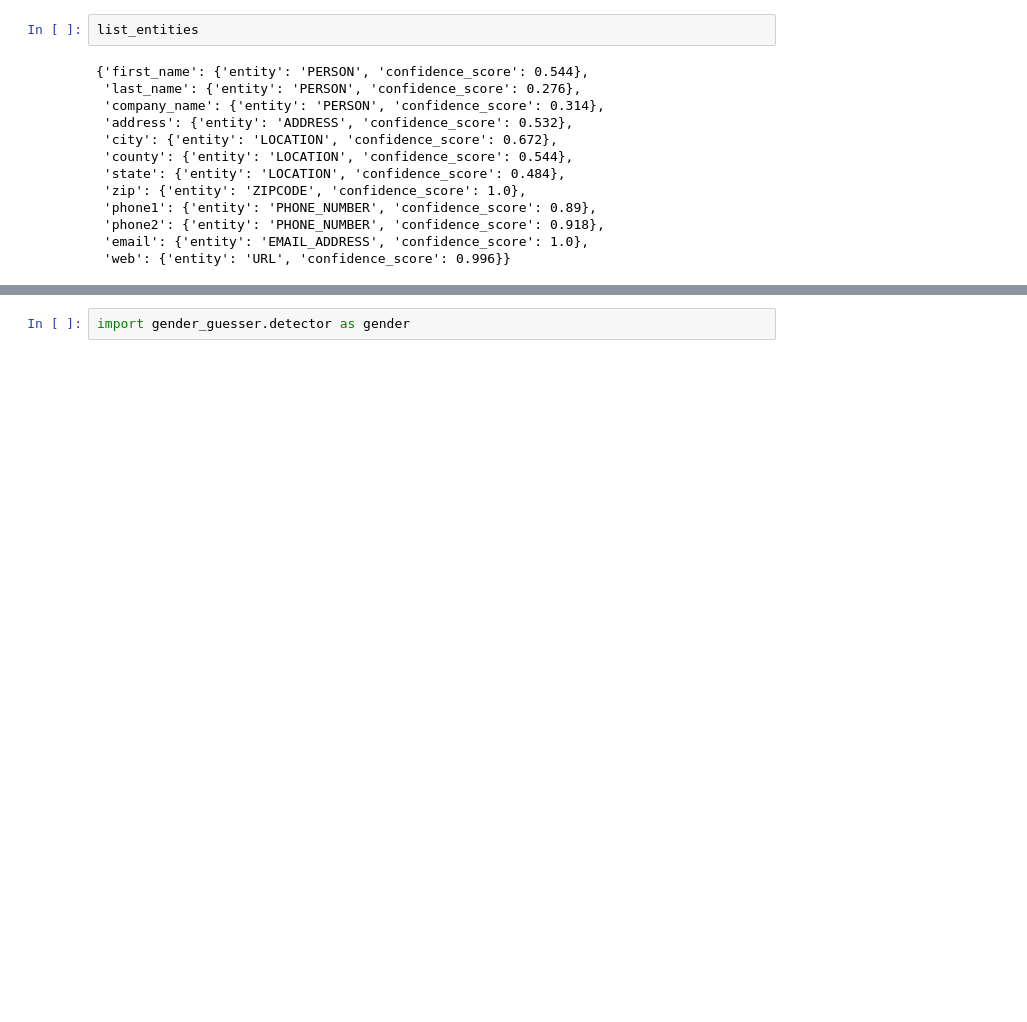
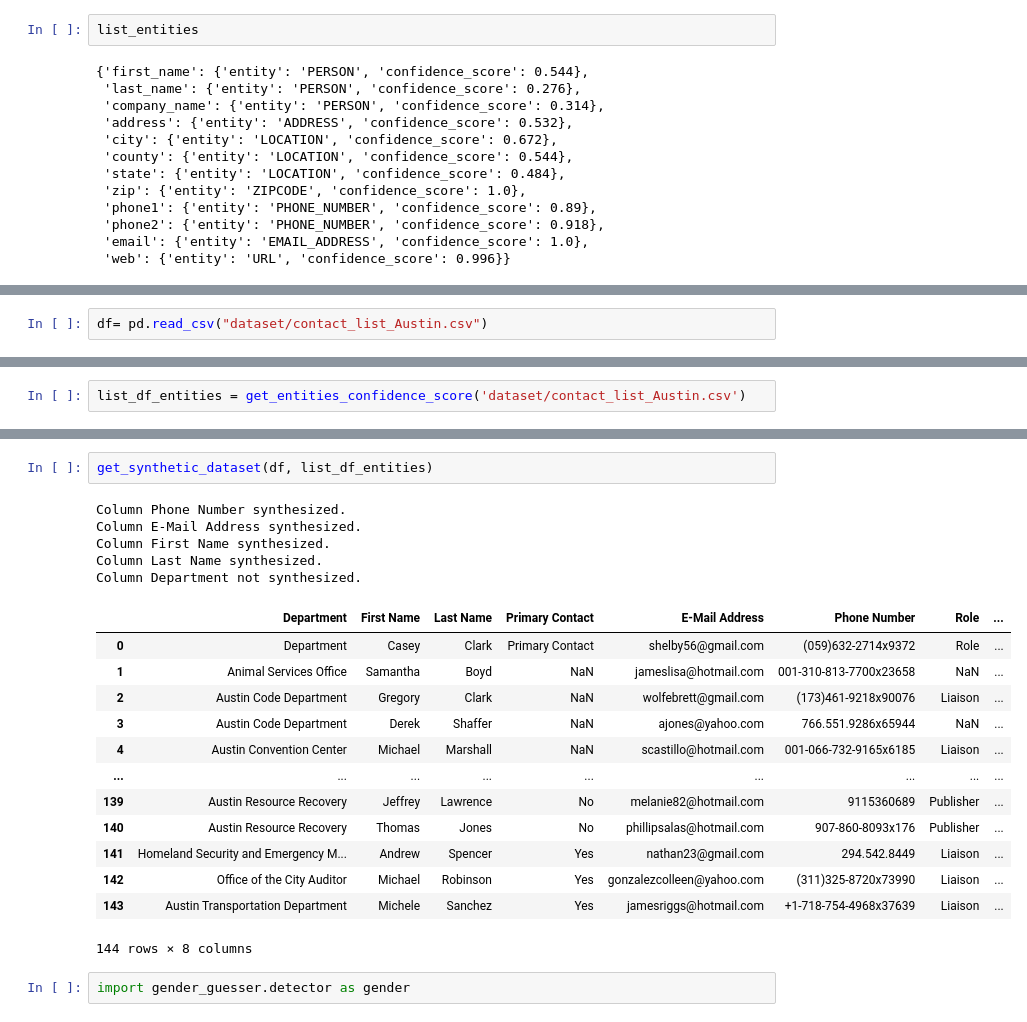
Before and after one commit to Clearbox-AI/nerpii, a Jupyter notebook: faker.ipynb, the cells around one changed output, grey strips where cells are left out. Cells and saved outputs as stored; diff of their text form; blank space fills up the shorter version.

```diff
--- a/faker.ipynb
+++ b/faker.ipynb
@@ -107,0 +319,2 @@ synth
+# %%
+df= pd.read_csv("dataset/contact_list_Austin.csv")
@@ -107,0 +337,2 @@ synth
+# %%
+list_df_entities = get_entities_confidence_score('dataset/contact_list_Austin.csv')
@@ -108,3 +352,24 @@ synth
+# %%
+get_synthetic_dataset(df, list_df_entities)
+# %% [output]
+Column Phone Number synthesized.
+Column E-Mail Address synthesized.
+Column First Name synthesized.
+Column Last Name synthesized.
+Column Department not synthesized.
+|  | Department | First Name | Last Name | Primary Contact | E-Mail Address | Phone Number | Role | ... |
+| 0 | Department | Casey | Clark | Primary Contact | shelby56@gmail.com | (059)632-2714x9372 | Role | ... |
+| 1 | Animal Services Office | Samantha | Boyd | NaN | jameslisa@hotmail.com | 001-310-813-7700x23658 | NaN | ... |
+| 2 | Austin Code Department | Gregory | Clark | NaN | wolfebrett@gmail.com | (173)461-9218x90076 | Liaison | ... |
+| 3 | Austin Code Department | Derek | Shaffer | NaN | ajones@yahoo.com | 766.551.9286x65944 | NaN | ... |
+| 4 | Austin Convention Center | Michael | Marshall | NaN | scastillo@hotmail.com | 001-066-732-9165x6185 | Liaison | ... |
+| ... | ... | ... | ... | ... | ... | ... | ... | ... |
+| 139 | Austin Resource Recovery | Jeffrey | Lawrence | No | melanie82@hotmail.com | 9115360689 | Publisher | ... |
+| 140 | Austin Resource Recovery | Thomas | Jones | No | phillipsalas@hotmail.com | 907-860-8093x176 | Publisher | ... |
+| 141 | Homeland Security and Emergency M... | Andrew | Spencer | Yes | nathan23@gmail.com | 294.542.8449 | Liaison | ... |
+| 142 | Office of the City Auditor | Michael | Robinson | Yes | gonzalezcolleen@yahoo.com | (311)325-8720x73990 | Liaison | ... |
+| 143 | Austin Transportation Department | Michele | Sanchez | Yes | jamesriggs@hotmail.com | +1-718-754-4968x37639 | Liaison | ... |
+144 rows × 8 columns
 # %%
 import gender_guesser.detector as gender
 # %%
```
Also changed, not shown: parts of 53 cells of this notebook, 3 other files.
